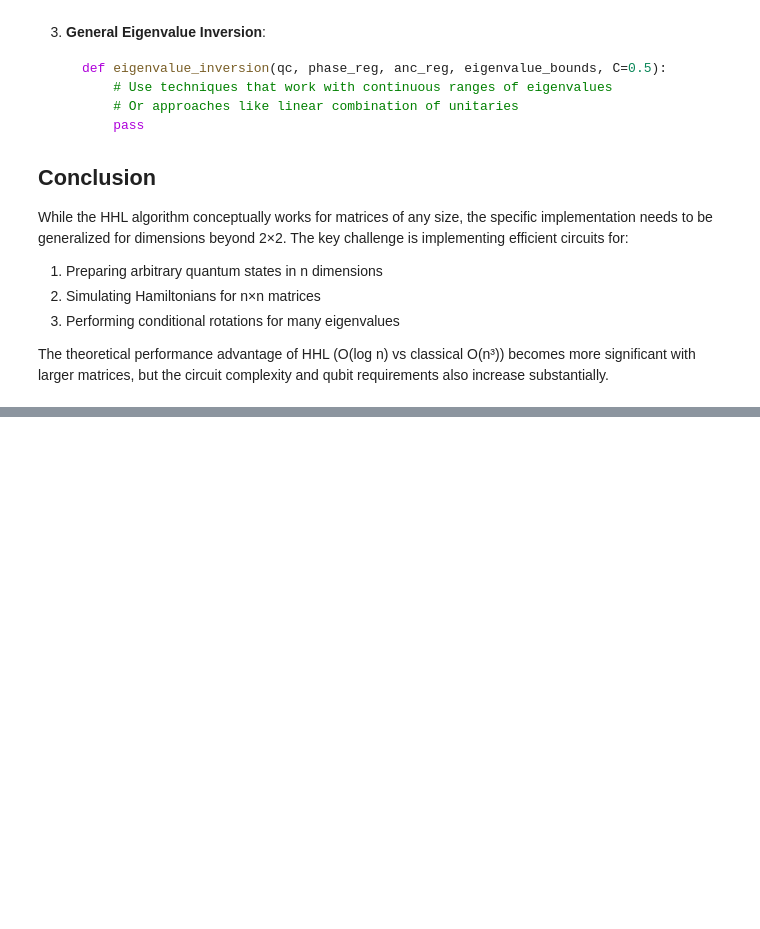
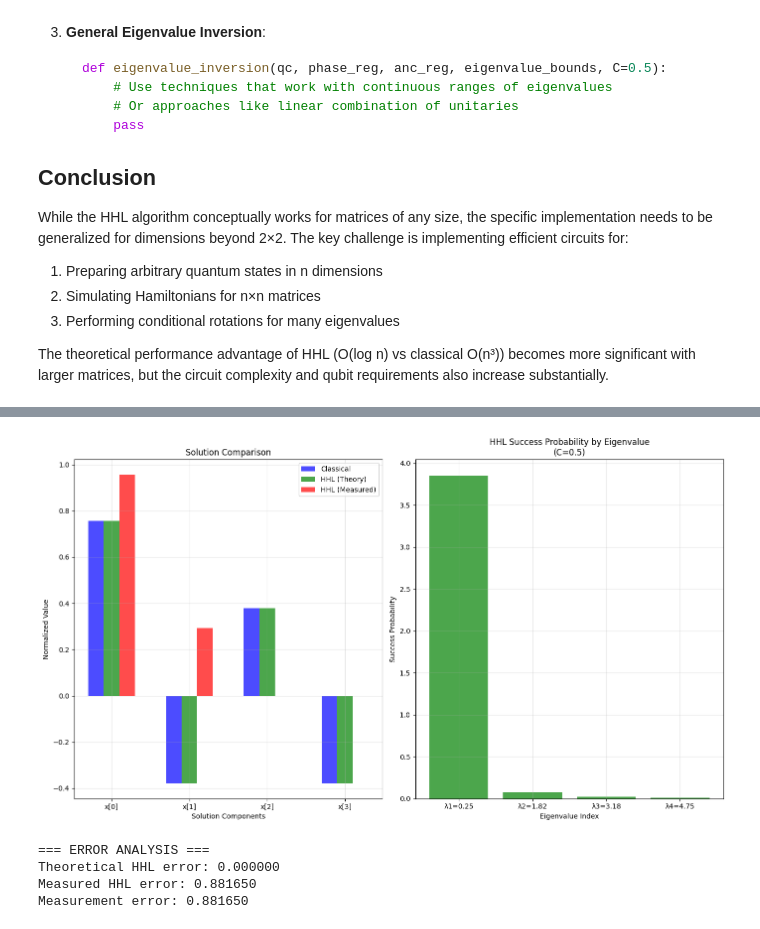
Before and after one commit to saxenaprajjwal/Basic_Quantum_Algorithms, a Jupyter notebook: simplified_HHL.ipynb, the cells around one changed output, grey strips where cells are left out. Cells and saved outputs as stored; diff of their text form; code cells hidden in the pictures; blank space fills up the shorter version.

```diff
--- a/simplified_HHL.ipynb
+++ b/simplified_HHL.ipynb
@@ -849,0 +1274,73 @@ qc_3x3, x_hhl_3x3 = generalized_hhl(A_3x3, b_3x3, n_system_qubits=2, n_phase_qub
+# %%
+# Function to test with a 4×4 matrix example
+def test_4x4_matrix():
+    """
+    Test the generalized HHL algorithm with a 4×4 matrix example
+
+    Returns:
+    --------
+    QuantumCircuit, numpy.ndarray, numpy.ndarray
+        The HHL circuit, classical normalized solution, and HHL solution
+    """
+    # Define a 4×4 Hermitian matrix with tridiagonal structure
+    A_4x4 = np.array([
+        [4, 1, 0, 0],
+        [1, 3, 1, 0],
+        [0, 1, 2, 1],
+        [0, 0, 1, 1]
+    ])
+    # Simple test vector focused on the first component
+    b_4x4 = np.array([1, 0, 0, 0])
+
+    print("\n" + "="*60)
+    print("TESTING GENERALIZED HHL ALGORITHM WITH 4×4 MATRIX")
+    print("="*60)
+
+    # Analyze matrix properties before running HHL
+    eigenvals, eigenvecs = np.linalg.eigh(A_4x4)
+    eigenvals_abs = np.abs(eigenvals)
+    condition_number = np.max(eigenvals_abs) / np.min(eigenvals_abs[eigenvals_abs > 0])
+
+    print(f"Matrix A (4×4):")
+    print(A_4x4)
+    print(f"Vector b: {b_4x4}")
+    print(f"Matrix condition number: {condition_number:.3f}")
+    print(f"Eigenvalues: {eigenvals}")
+
+    # Calculate classical solution for baseline comparison
+    x_classical = np.linalg.solve(A_4x4, b_4x4)
+    x_classical_norm = x_classical / np.linalg.norm(x_classical)
+    print(f"\nClassical solution (normalized): {x_classical_norm}")
+
+    # Theoretical HHL solution for comparison
+    b_norm = b_4x4 / np.linalg.norm(b_4x4)
+    b_eigenbasis = eigenvecs.T @ b_norm
+    x_eigenbasis = b_eigenbasis / eigenvals
+    x_hhl_theoretical = eigenvecs @ x_eigenbasis
+    x_hhl_theoretical_norm = x_hhl_theoretical / np.linalg.norm(x_hhl_theoretical)
+    print(f"Theoretical HHL solution (normalized): {x_hhl_theoretical_norm}")
+
+    # Run the generalized HHL algorithm with optimized parameters
+    qc_4x4, x_classical_4x4, x_hhl_4x4 = generalized_hhl(
+        A_4x4, b_4x4,
+        n_system_qubits=2,   # log2(4) = 2, exactly enough for 4×4 matrix
+        n_phase_qubits=4,    # Moderate precision for phase estimation
+        C=0.5,               # Scaling constant for rotations
+        shots=2048           # Increased shots for better statistics
+    )
+
+    # Calculate errors explicitly
+    error_theoretical = np.linalg.norm(x_hhl_theoretical_norm - x_classical_norm)
+    error_measured = np.linalg.norm(x_hhl_4x4 - x_classical_norm)
+
+    print(f"\n=== ERROR ANALYSIS ===")
+    print(f"Theoretical HHL error: {error_theoretical:.6f}")
+    print(f"Measured HHL error: {error_measured:.6f}")
+    print(f"Measurement error: {np.linalg.norm(x_hhl_4x4 - x_hhl_theoretical_norm):.6f}")
+
+    return qc_4x4, x_classical_4x4, x_hhl_4x4
+
+# Run the 4×4 test
+print("\nRunning generalized HHL test for a 4×4 matrix...")
+qc_4x4, x_classical_4x4, x_hhl_4x4 = test_4x4_matrix()
+# %% [output]
@@ -849,0 +1364,5 @@ qc_3x3, x_hhl_3x3 = generalized_hhl(A_3x3, b_3x3, n_system_qubits=2, n_phase_qub
+[figure, added]
+=== ERROR ANALYSIS ===
+Theoretical HHL error: 0.000000
+Measured HHL error: 0.881650
+Measurement error: 0.881650
```
Also changed, not shown: parts of 9 cells of this notebook.
